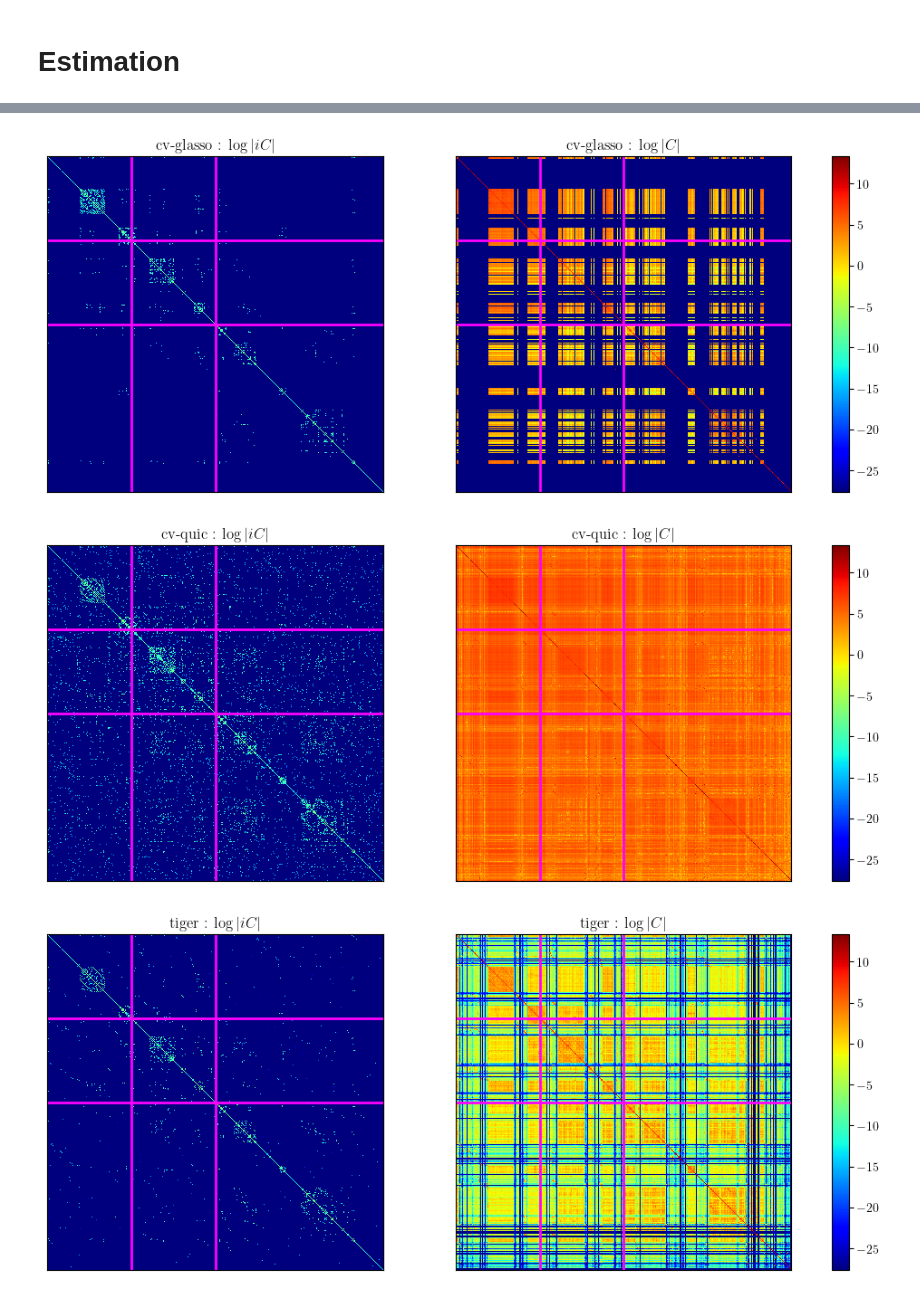
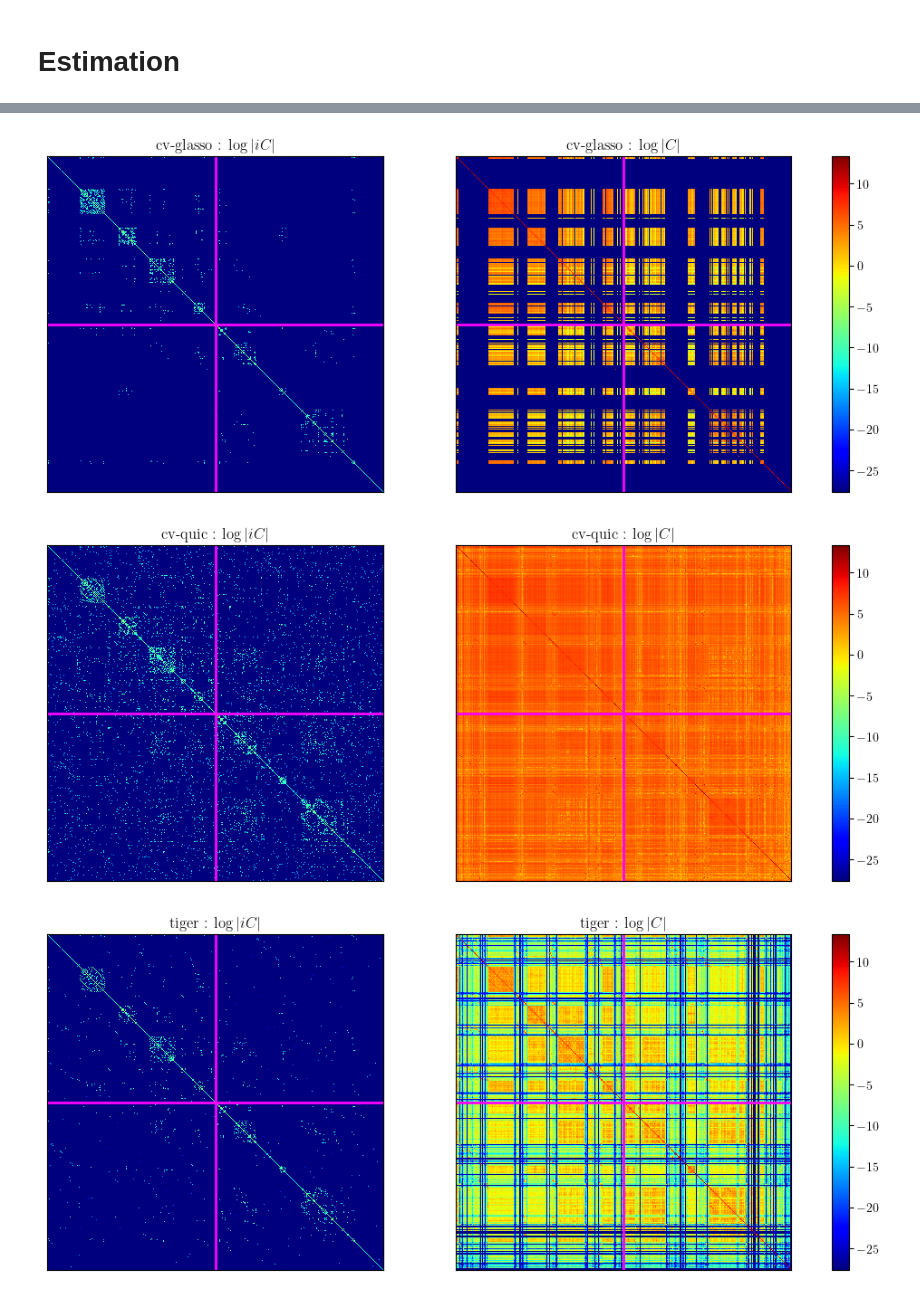
Before and after one commit to aefty/aquic, a Jupyter notebook: test_app_brain.ipynb, the cells around one changed output, grey strips where cells are left out. Drawn from its saved outputs; the diff is of its cells as text; code cells hidden in the pictures.

```diff
--- a/test_app_brain.ipynb
+++ b/test_app_brain.ipynb
@@ -51,24 +54,26 @@ make_plot = lambda n,m,s=[1,1],sharex=False, sharey=False: plt.subplots(n,m,figs
 # Data Prep
 # %%
 # load data
-labels    = pd.read_csv("./data/fMRI/CortexSubcortex_ColeAnticevic_NetPartition_wSubcorGSR_parcels_LR_LabelKey_grouped.csv")['Group'].to_numpy()
-#labels    = np.loadtxt("./data/fMRI/cortex_subcortex_parcel_network_assignments.txt").astype(int) -1
+# Label cortical parcels 0 to 360 with 0, and subcortical 460 to 718 with ones
+labels = np.zeros(718, dtype=int)
+labels[360:] = 1
 
-# labels    = pd.read_csv("./data/fMRI/CortexSubcortex_ColeAnticevic_NetPartition_wSubcorGSR_parcels_LR_LabelKey_grouped.csv")['HEMISPHERE'].to_numpy()
-# labels[labels=="L"]=0
-# labels[labels=="R"]=1
-# labels[labels=="LR"]=1
-
-loc       = pickle.load(open("./data/fMRI/xyz.pkl", "rb"))["coord"]
+loc = pickle.load(open("./data/fMRI/xyz.pkl", "rb"))["coord"]
 pconn_img = nib.load('./data/fMRI/CortexSubcortex_ColeAnticevic_NetPartition_wSubcorGSR_CovarianceMatrix.pconn.nii') # <- PATH OF MATRIX, load nib package
 S_true = pconn_img.get_fdata().astype(np.float64)
 p = S_true.shape[0]
 print(f"Matrix shape: {S_true.shape}")
 Y = make_samples(cov=S_true, mean=None, n=int(p))
+
+group_names = {
+    0: "Cortex",
+    1: "Subcortex",
+}
+
+# Color range for plotly
+colors = ['#e41a1c', '#377eb8']
 # %% [output]
 Matrix shape: (718, 718)
-# %%
-labels = labels.astype(int)
 # %% [markdown]
 # Estimation
 # %%
@@ -232,7 +122,7 @@ for m in methods:
 # 3D plot
 fig_gt = go.Figure()
 for g in sorted(group_names.keys()):
-    mask = label_group == g
+    mask = labels == g
     fig_gt.add_trace(go.Scatter3d(
         x=loc[mask, 0], y=loc[mask, 1], z=loc[mask, 2],
         mode='markers',
@@ -248,4 +138,4 @@ fig_gt.update_layout(
     legend_title_text="Group",
     scene=dict(xaxis=axis_off, yaxis=axis_off, zaxis=axis_off),
 )
-fig_gt.show()
+fig_gt.show(renderer="browser")
@@ -267,7 +245,7 @@ vmin, vmax = np.nanmin(allv), np.nanmax(allv)
 
 
 # plot precision, cov and class partitioning
-boundaries = np.where(np.diff(label_group))[0] + 0.5
+boundaries = np.where(np.diff(labels))[0] + 0.5
 for m in methods:
     Mi = np.log(np.abs(iC[m]) + eps)
     Mc = np.log(np.abs(C[m])  + eps)
@@ -298,3 +276,3 @@ for m in methods:
-[figure, old version]
+[figure, new version]
-[figure, old version]
+[figure, new version]
-[figure, old version]
+[figure, new version]
```
Also changed, not shown: parts of 10 cells of this notebook, 1 other file.
